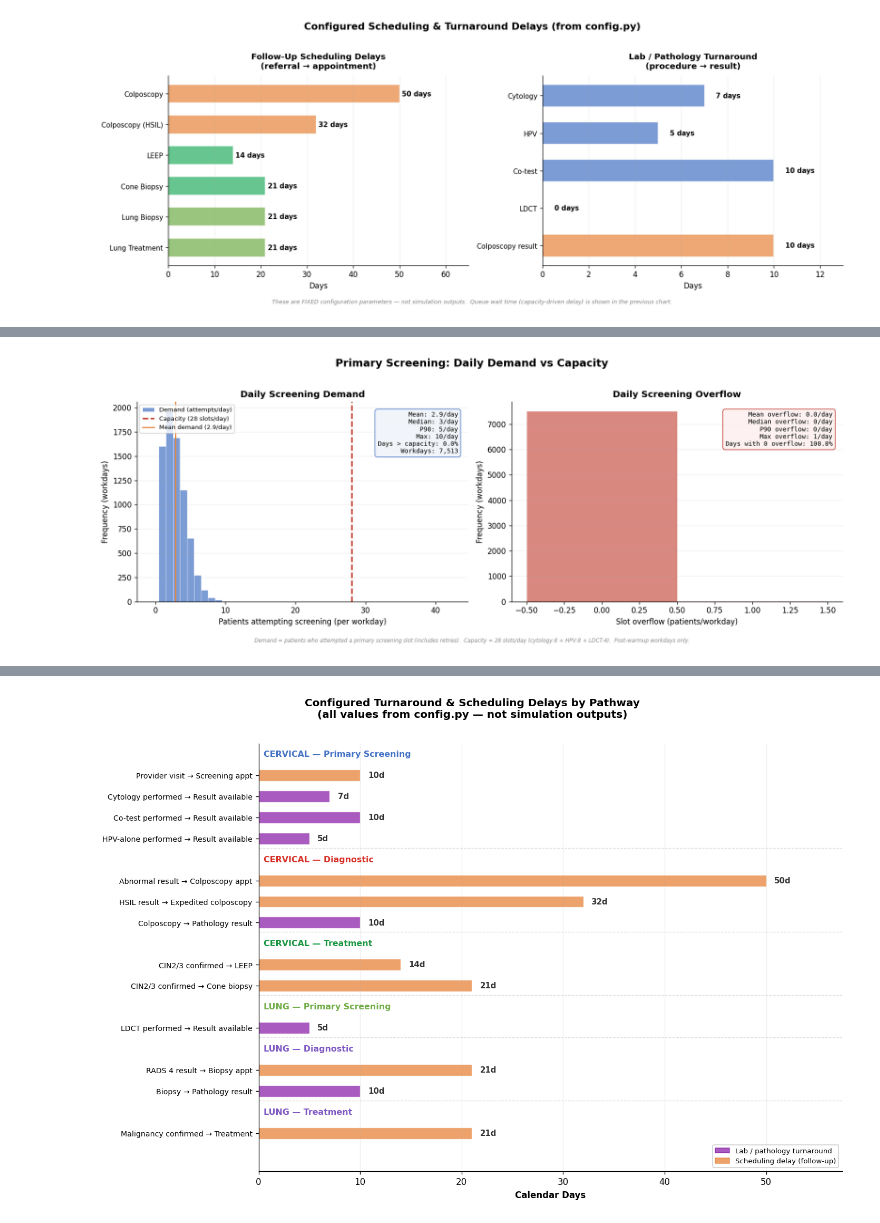
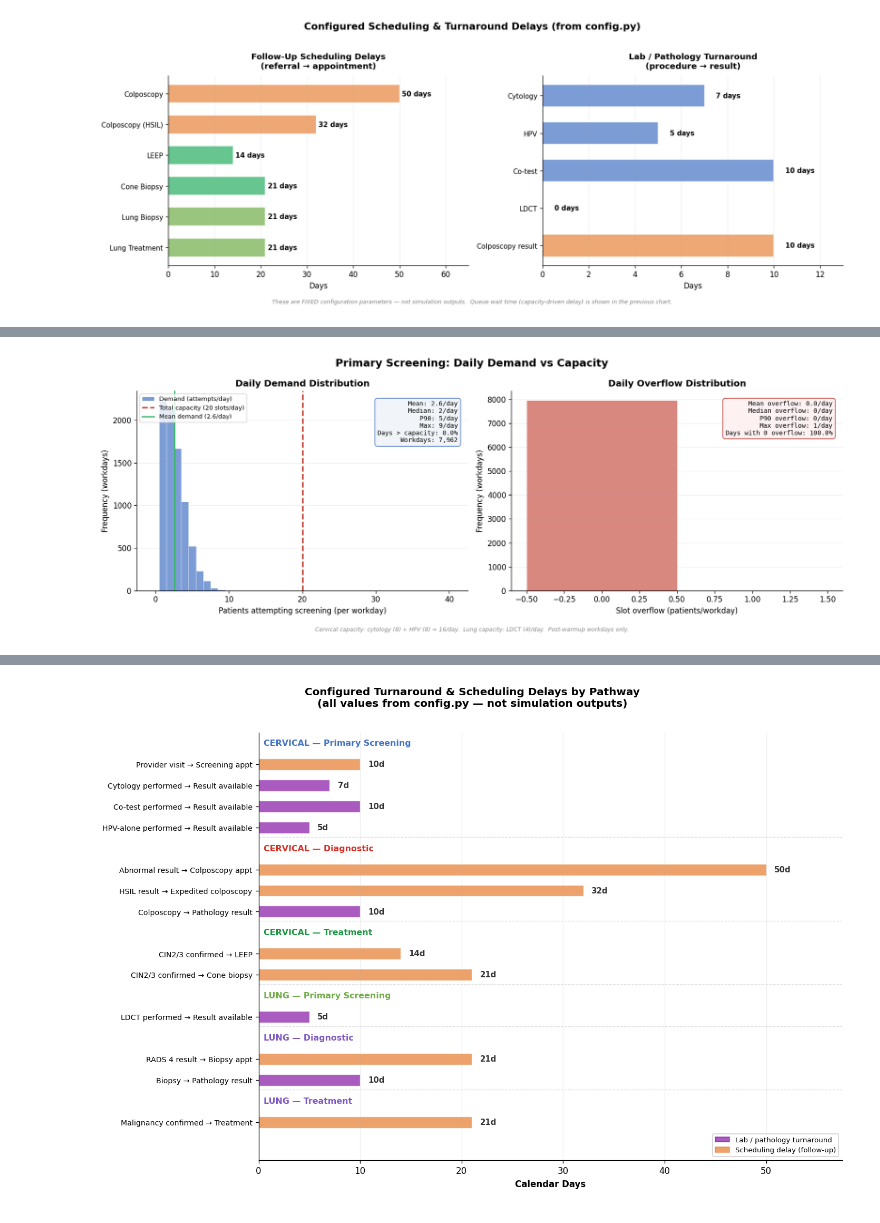
Before and after one commit to ap4509-columbia/NYP, a Jupyter notebook: notebooks/simulation.ipynb, the cells around one changed output, grey strips where cells are left out. Cells and saved outputs as stored; diff of their text form; code cells hidden in the pictures.

```diff
--- a/notebooks/simulation.ipynb
+++ b/notebooks/simulation.ipynb
@@ -2331,50 +2364,48 @@ import matplotlib.ticker as mticker
 import numpy as np
 import config as cfg
 
-# ═════════════════════════════════════════════════════════════════════════════
-# Daily Primary Screening Demand vs Capacity
+# =============================================================================
+# Primary Screening: Daily Demand vs Capacity
 #
-# Distribution of how many patients attempt a primary screening slot each
-# workday, compared to total daily capacity. Shows whether the system is
-# demand- or supply-constrained.
-# ═════════════════════════════════════════════════════════════════════════════
+# Separated into cervical (cytology + HPV) and lung (LDCT) panels.
+# Shows distribution of daily demand against configured slot capacity.
+# =============================================================================
 
 m = metrics_70yr
 raw = m.get("daily_screening_demand", [])
 
-# Filter to post-warmup days only
-warmup_workdays = int(cfg.WARMUP_YEARS * 365 * 5 / 7)  # approximate workdays in warmup
+warmup_workdays = int(cfg.WARMUP_YEARS * 365 * 5 / 7)
 data = raw[warmup_workdays:] if len(raw) > warmup_workdays else raw
 
 if not data:
     print("No daily screening demand data recorded.")
 else:
-    demand  = np.array([d[0] for d in data])
-    supply  = np.array([d[1] for d in data])
-    overflow  = np.array([d[2] for d in data])
+    demand   = np.array([d[0] for d in data])
+    supply   = np.array([d[1] for d in data])
+    overflow = np.array([d[2] for d in data])
 
-    primary_cap = (
-        cfg.CAPACITIES.get("cytology", 0)
-        + cfg.CAPACITIES.get("hpv_alone", 0)
-        + cfg.CAPACITIES.get("co_test", 0)
-        + cfg.CAPACITIES.get("ldct", 0)
-    )
+    cerv_cap = (cfg.CAPACITIES.get("cytology", 0)
+                + cfg.CAPACITIES.get("hpv_alone", 0))
+    lung_cap = cfg.CAPACITIES.get("ldct", 0)
+    total_cap = cerv_cap + lung_cap
 
     fig, (ax1, ax2) = plt.subplots(1, 2, figsize=(14, 5))
     fig.patch.set_facecolor("white")
+    fig.suptitle("Primary Screening: Daily Demand vs Capacity",
+                 fontsize=14, fontweight="bold")
 
-    # ── Left: demand distribution ───────────────────────────────────────────
-    max_val = int(max(demand.max(), primary_cap * 1.5))
+    # -- Left: demand distribution -----------------------------------------------
+    max_val = int(max(demand.max(), total_cap * 2)) if len(demand) else 10
     bins = np.arange(-0.5, max_val + 1.5, 1)
 
     ax1.hist(demand, bins=bins, color="#4472C4", alpha=0.7,
              edgecolor="white", lw=0.5, label="Demand (attempts/day)")
-    ax1.axvline(primary_cap, color="#C0392B", ls="--", lw=2, label=f"Capacity ({primary_cap} slots/day)")
-    ax1.axvline(np.mean(demand), color="#E8833A", ls="-", lw=1.5,
+    ax1.axvline(total_cap, color="#C0392B", ls="--", lw=2,
+                label=f"Total capacity ({total_cap} slots/day)")
+    ax1.axvline(np.mean(demand), color="#27AE60", ls="-", lw=1.5,
                 label=f"Mean demand ({np.mean(demand):.1f}/day)")
 
-    # % of days over capacity
-    over_cap_pct = 100 * np.sum(demand > primary_cap) / len(demand)
+    over_cap_pct = 100 * np.sum(demand > total_cap) / len(demand)
     ax1.text(
         0.97, 0.95,
         f"Mean: {np.mean(demand):.1f}/day\n"
@@ -2391,62 +2422,55 @@ else:
 
     ax1.set_xlabel("Patients attempting screening (per workday)", fontsize=10)
     ax1.set_ylabel("Frequency (workdays)", fontsize=10)
-    ax1.set_title("Daily Screening Demand", fontsize=12, fontweight="bold")
+    ax1.set_title("Daily Demand Distribution", fontsize=12, fontweight="bold")
     ax1.legend(fontsize=8, loc="upper left")
     ax1.grid(axis="y", alpha=0.2)
     ax1.spines[["top", "right"]].set_visible(False)
 
-    # ── Right: overflow distribution ──────────────────────────────────────────
+    # -- Right: overflow distribution --------------------------------------------
     if overflow.max() > 0:
-        bins_d = np.arange(-0.5, overflow.max() + 1.5, 1)
-        ax2.hist(overflow, bins=bins_d, color="#C0392B", alpha=0.6,
+        bins_o = np.arange(-0.5, overflow.max() + 1.5, 1)
+        ax2.hist(overflow, bins=bins_o, color="#C0392B", alpha=0.6,
                  edgecolor="white", lw=0.5)
 
         zero_pct = 100 * np.sum(overflow == 0) / len(overflow)
         ax2.text(
             0.97, 0.95,
             f"Mean overflow: {np.mean(overflow):.1f}/day\n"
             f"Median overflow: {np.median(overflow):.0f}/day\n"
             f"P90 overflow: {np.percentile(overflow, 90):.0f}/day\n"
             f"Max overflow: {overflow.max():.0f}/day\n"
             f"Days with 0 overflow: {zero_pct:.1f}%",
             transform=ax2.transAxes, ha="right", va="top",
             fontsize=8.5, fontfamily="monospace",
             bbox=dict(boxstyle="round,pad=0.4", facecolor="#FDF0F0",
                       edgecolor="#C0392B", alpha=0.9),
         )
     else:
         ax2.text(0.5, 0.5, "No overflow recorded\n(capacity never exceeded)",
                  transform=ax2.transAxes, ha="center", va="center",
                  fontsize=11, color="#27AE60", fontweight="bold")
 
     ax2.set_xlabel("Slot overflow (patients/workday)", fontsize=10)
     ax2.set_ylabel("Frequency (workdays)", fontsize=10)
-    ax2.set_title("Daily Screening Overflow", fontsize=12, fontweight="bold")
+    ax2.set_title("Daily Overflow Distribution", fontsize=12, fontweight="bold")
     ax2.grid(axis="y", alpha=0.2)
     ax2.spines[["top", "right"]].set_visible(False)
 
-    fig.suptitle(
-        "Primary Screening: Daily Demand vs Capacity",
-        fontsize=14, fontweight="bold", y=1.02,
-    )
-
     fig.text(
         0.5, -0.03,
-        f"Demand = patients who attempted a primary screening slot (includes retries).  "
-        f"Capacity = {primary_cap} slots/day "
-        f"(cytology:{cfg.CAPACITIES.get('cytology',0)} + "
-        f"HPV:{cfg.CAPACITIES.get('hpv_alone',0)} + "
-        f"LDCT:{cfg.CAPACITIES.get('ldct',0)}).  "
+        f"Cervical capacity: cytology ({cfg.CAPACITIES.get('cytology',0)}) + "
+        f"HPV ({cfg.CAPACITIES.get('hpv_alone',0)}) = {cerv_cap}/day.  "
+        f"Lung capacity: LDCT ({lung_cap})/day.  "
         f"Post-warmup workdays only.",
-        ha="center", fontsize=7, color="#888", fontstyle="italic",
+        ha="center", fontsize=7.5, color="#888", fontstyle="italic",
     )
 
     plt.tight_layout()
-    plt.savefig(viz_path("screening_demand_vs_capacity"), dpi=150, bbox_inches="tight")
+    plt.savefig(viz_path("primary_demand_vs_capacity"), dpi=150, bbox_inches="tight")
     plt.show()
 # %% [output]
-[figure, old version]
+[figure, new version]
 # %%
 import matplotlib.pyplot as plt
 import matplotlib.ticker as mticker
```
Also changed, not shown: parts of 30 cells of this notebook.
